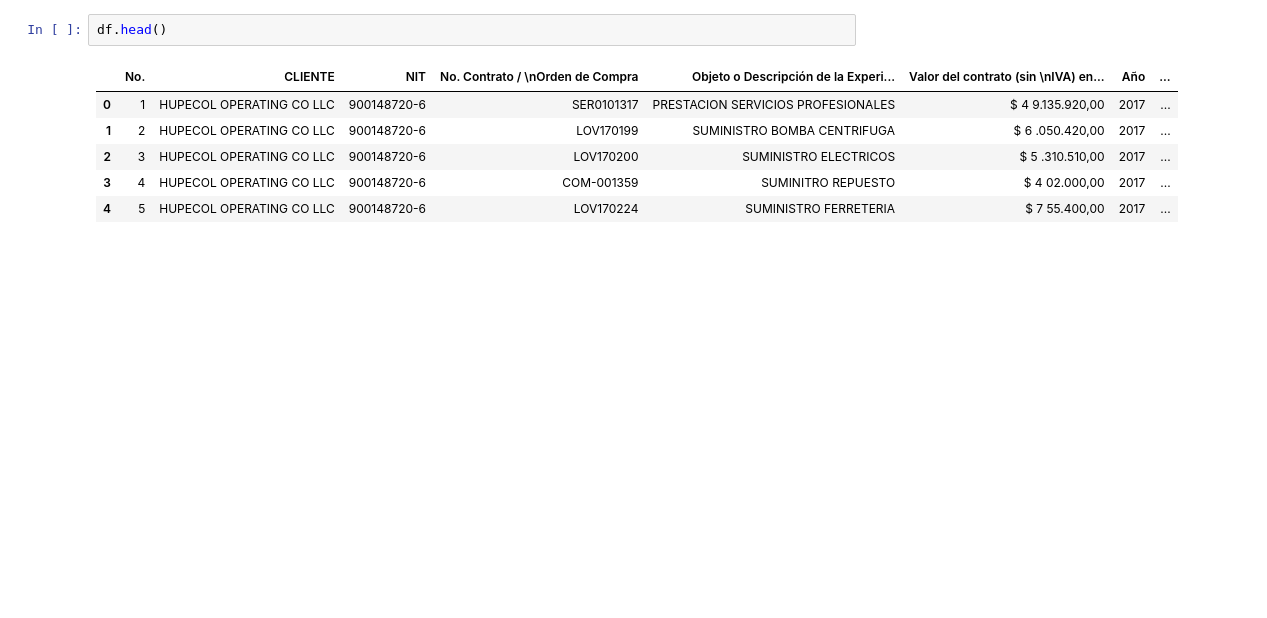
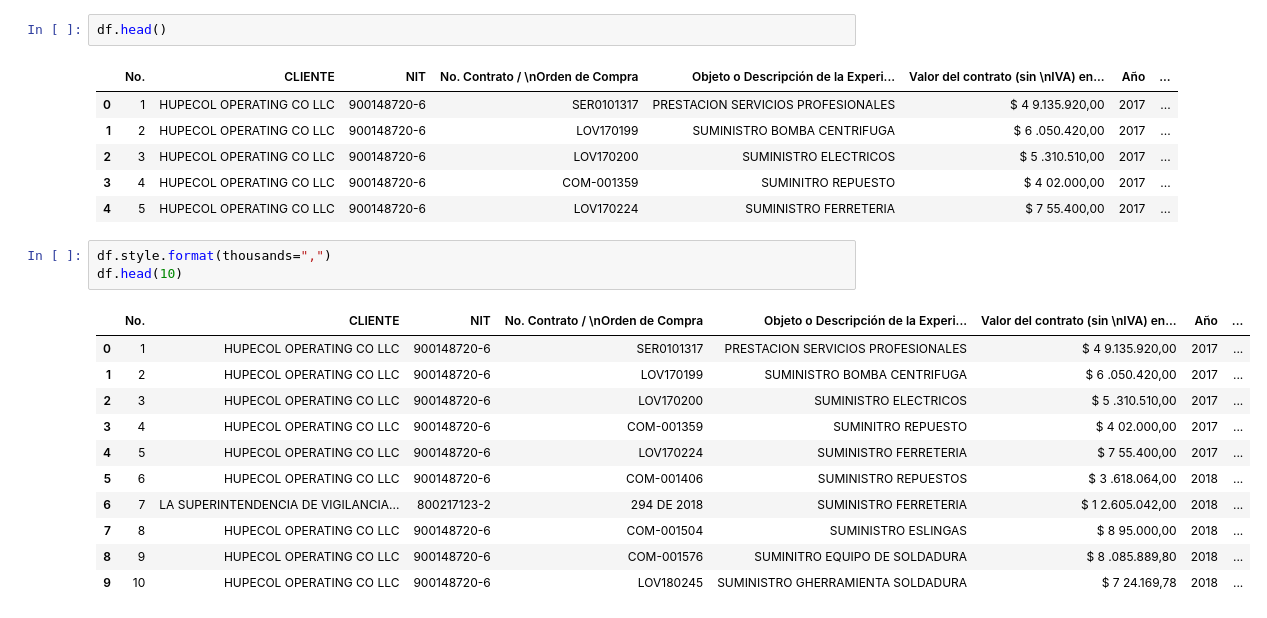
Before and after one commit to dasxgo/convertpdf, a Jupyter notebook: tablepdf.ipynb, the cells around one changed output. Cells and saved outputs as stored; diff of their text form; blank space fills up the shorter version.

```diff
--- a/tablepdf.ipynb
+++ b/tablepdf.ipynb
@@ -33,3 +33,18 @@ df.head()
 | 2 | 3 | HUPECOL OPERATING CO LLC | 900148720-6 | LOV170200 | SUMINISTRO ELECTRICOS | $ 5 .310.510,00 | 2017 | ... |
 | 3 | 4 | HUPECOL OPERATING CO LLC | 900148720-6 | COM-001359 | SUMINITRO REPUESTO | $ 4 02.000,00 | 2017 | ... |
 | 4 | 5 | HUPECOL OPERATING CO LLC | 900148720-6 | LOV170224 | SUMINISTRO FERRETERIA | $ 7 55.400,00 | 2017 | ... |
+# %%
+df.style.format(thousands=",")
+df.head(10)
+# %% [output]
+|  | No. | CLIENTE | NIT | No. Contrato / \nOrden de Compra | Objeto o Descripción de la Experi... | Valor del contrato (sin \nIVA) en... | Año | ... |
+| 0 | 1 | HUPECOL OPERATING CO LLC | 900148720-6 | SER0101317 | PRESTACION SERVICIOS PROFESIONALES | $ 4 9.135.920,00 | 2017 | ... |
+| 1 | 2 | HUPECOL OPERATING CO LLC | 900148720-6 | LOV170199 | SUMINISTRO BOMBA CENTRIFUGA | $ 6 .050.420,00 | 2017 | ... |
+| 2 | 3 | HUPECOL OPERATING CO LLC | 900148720-6 | LOV170200 | SUMINISTRO ELECTRICOS | $ 5 .310.510,00 | 2017 | ... |
+| 3 | 4 | HUPECOL OPERATING CO LLC | 900148720-6 | COM-001359 | SUMINITRO REPUESTO | $ 4 02.000,00 | 2017 | ... |
+| 4 | 5 | HUPECOL OPERATING CO LLC | 900148720-6 | LOV170224 | SUMINISTRO FERRETERIA | $ 7 55.400,00 | 2017 | ... |
+| 5 | 6 | HUPECOL OPERATING CO LLC | 900148720-6 | COM-001406 | SUMINISTRO REPUESTOS | $ 3 .618.064,00 | 2018 | ... |
+| 6 | 7 | LA SUPERINTENDENCIA DE VIGILANCIA... | 800217123-2 | 294 DE 2018 | SUMINISTRO FERRETERIA | $ 1 2.605.042,00 | 2018 | ... |
+| 7 | 8 | HUPECOL OPERATING CO LLC | 900148720-6 | COM-001504 | SUMINISTRO ESLINGAS | $ 8 95.000,00 | 2018 | ... |
+| 8 | 9 | HUPECOL OPERATING CO LLC | 900148720-6 | COM-001576 | SUMINITRO EQUIPO DE SOLDADURA | $ 8 .085.889,80 | 2018 | ... |
+| 9 | 10 | HUPECOL OPERATING CO LLC | 900148720-6 | LOV180245 | SUMINISTRO GHERRAMIENTA SOLDADURA | $ 7 24.169,78 | 2018 | ... |
```
Also changed, not shown: 2 other files.
